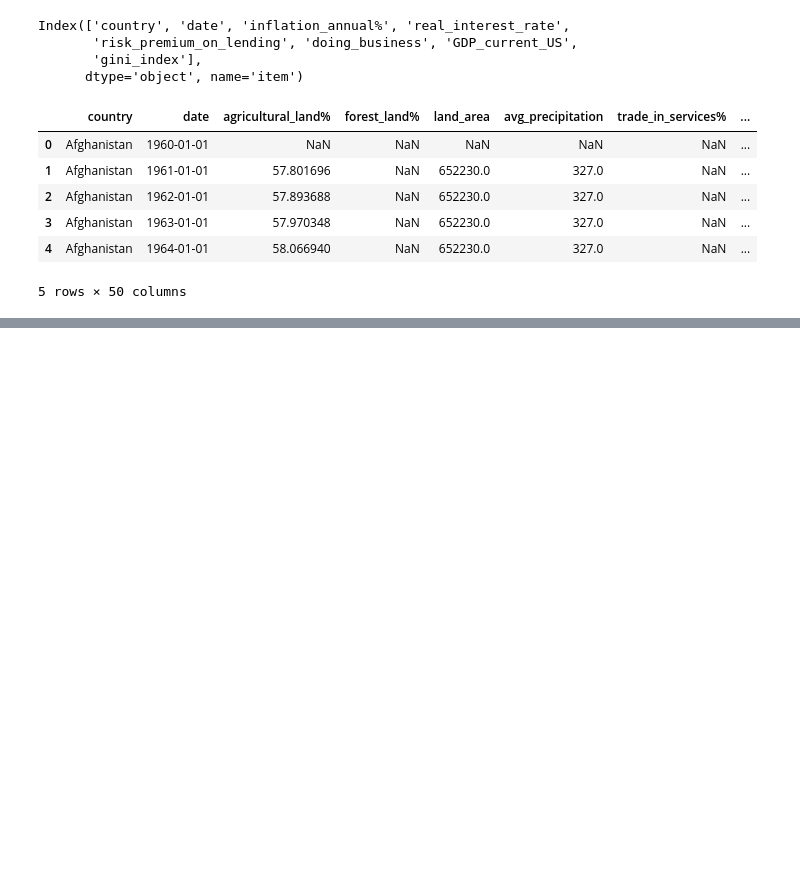
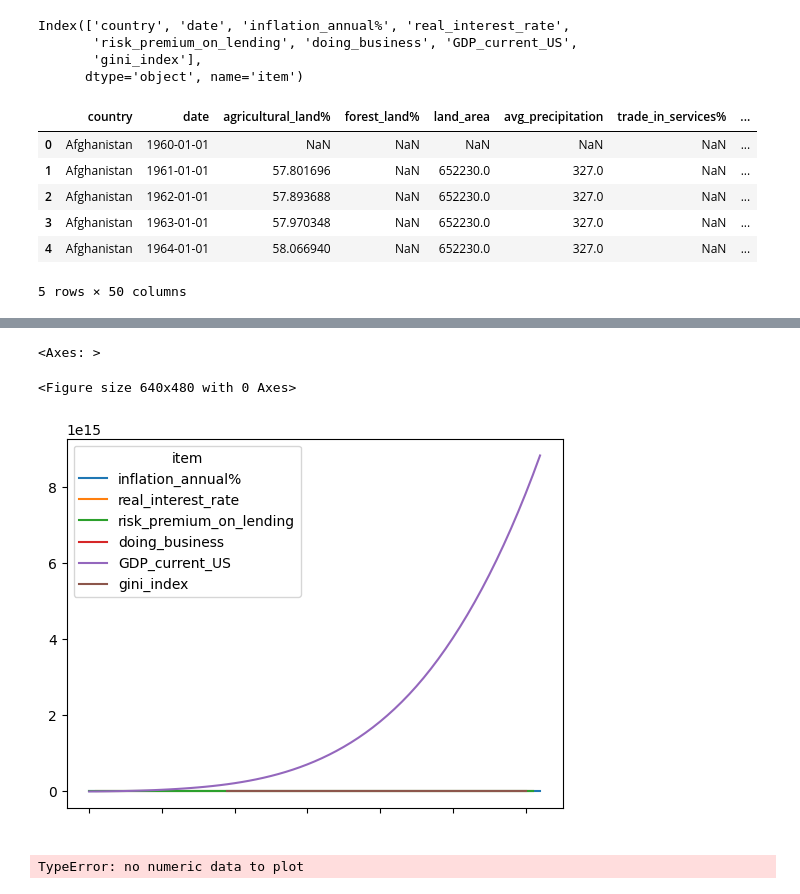
Before and after one commit to tylerchg/Personal-Project, a Jupyter notebook: Code Tests.ipynb, the cells around one changed output, grey strips where cells are left out. Saved outputs shown, nothing was run; the diff lists cells and outputs as text; code cells hidden in the pictures; blank space fills up the shorter version.

```diff
--- a/Code Tests.ipynb
+++ b/Code Tests.ipynb
@@ -142,0 +325,3 @@ data2.head()
+# %%
+f_data2 = f_data2.cumsum()
+f_data2
@@ -142,0 +358,12 @@ data2.head()
+# %%
+plt.figure()
+f_data2.plot()
+# %% [output]
+<Axes: >
+<Figure size 640x480 with 0 Axes>
+[figure, added]
+# %%
+f_data2.T.plot.bar()
+plt.title("US Real Interest")
+# %% [output]
+TypeError: no numeric data to plot
```
Also changed, not shown: parts of 28 cells of this notebook, 1 other file.
